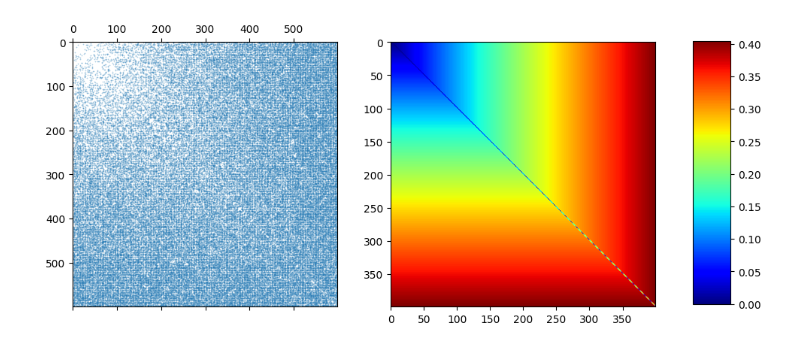
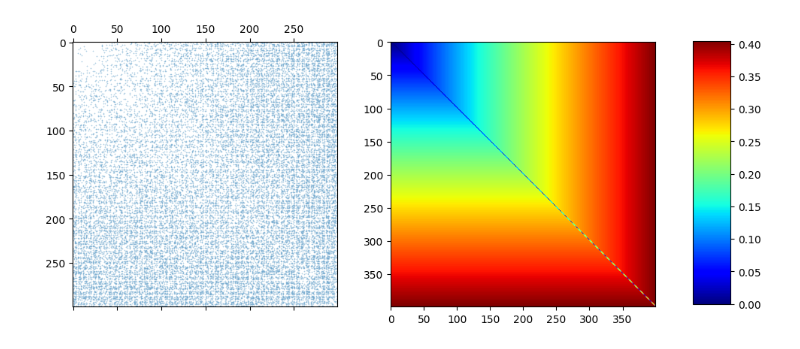
Before and after one commit to dufourc1/pygraphon, a Jupyter notebook: dev/2022_10_01_test_estimators.ipynb, the cells around one changed output. Drawn from its saved outputs; the diff is of its cells as text; code cells hidden in the pictures.

Commit message:
fix plot sample function

```diff
--- a/dev/2022_10_01_test_estimators.ipynb
+++ b/dev/2022_10_01_test_estimators.ipynb
@@ -30,22 +30,22 @@ def fit_and_show(estimator,A):
 # %%
 #Set the matrix of theta
 graphon_matrix = np.array([[0.6,0.2,0.2],[0.2,0.6,0.2],[0.2,0.2,0.7]])
 #set up normalised graphon with graphon
 graphon = StepGraphon(graphon_matrix,1/3)
 graphon = graphon_log
 
-A = graphon.draw(rho = 1,n = 600, exchangeable=False)
+A = graphon.draw(rho = 1,n = 300, exchangeable=False)
 norm = MseProbaEdge(n_nodes = 500)
 
 fig, ax = plt.subplots(1, 2, figsize=(10, 5))
 fig.subplots_adjust(right=0.9)
 cbar_ax = fig.add_axes([0.95, 0.15, 0.05, 0.7])
 im = ax[1].imshow(graphon._get_edge_probabilities(400,False,True), cmap='jet')
 _ = spy(A, ax=ax[0])
 plt.colorbar(im, cax=cbar_ax)
 plt.show()
 # %% [output]
-[figure, old version]
+[figure, new version]
 # %%
 fit_and_show(HistogramEstimator(),A)
 fit_and_show(SAS(),A)
```
Also changed, not shown: parts of 7 cells of this notebook, 2 other files.
